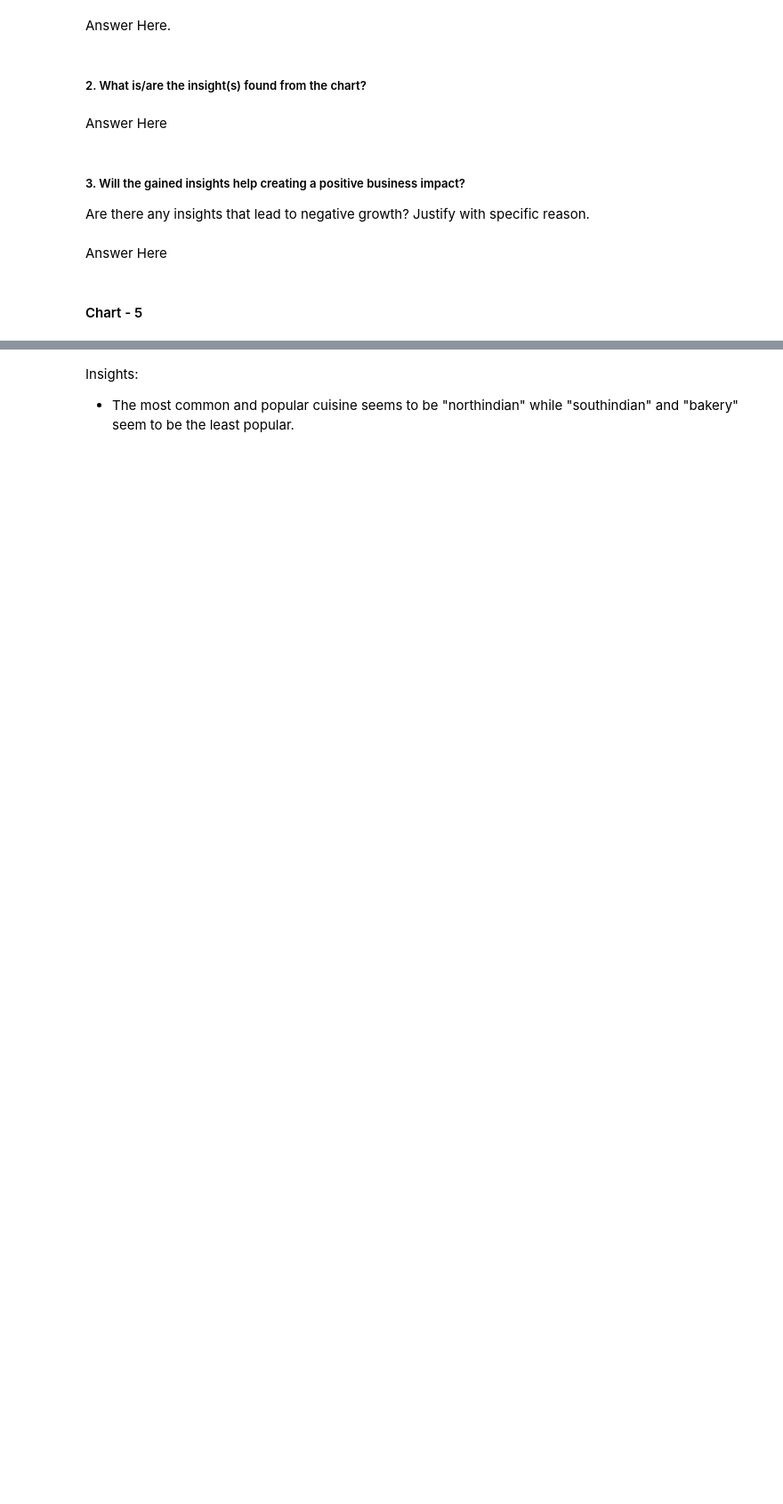
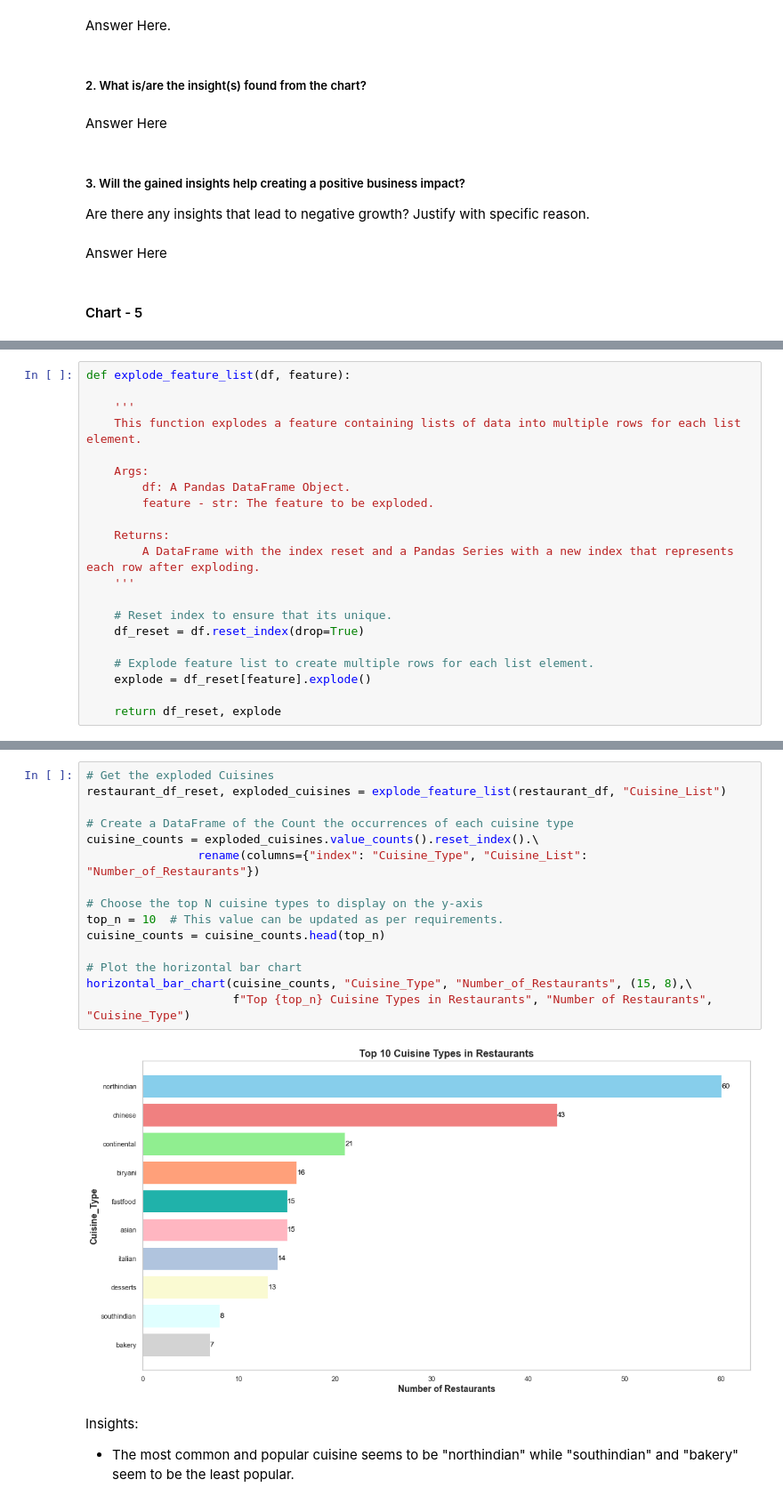
Before and after one commit to AimanSahay/ML-Project---Zomato-Restaurant-Clustering-and-Sentiment-Analysis, a Jupyter notebook: ML Project - Zomato Restaurant Clustering and Customer Sentiment Analysis.ipynb, the cells around one changed output, grey strips where cells are left out. Shown at 89% size. Drawn from its saved outputs; the diff is of its cells as text; blank space fills up the shorter version.

```diff
--- a/ML Project - Zomato Restaurant Clustering and Customer Sentiment Analysis.ipynb
+++ b/ML Project - Zomato Restaurant Clustering and Customer Sentiment Analysis.ipynb
@@ -1178,0 +1149,21 @@ plt.show()
+# %%
+def explode_feature_list(df, feature):
+
+    '''
+    This function explodes a feature containing lists of data into multiple rows for each list element.
+
+    Args:
+        df: A Pandas DataFrame Object.
+        feature - str: The feature to be exploded.
+
+    Returns:
+        A DataFrame with the index reset and a Pandas Series with a new index that represents each row after exploding.
+    '''
+
+    # Reset index to ensure that its unique.
+    df_reset = df.reset_index(drop=True)
+
+    # Explode feature list to create multiple rows for each list element.
+    explode = df_reset[feature].explode()
+
+    return df_reset, explode
@@ -1179,3 +1213,20 @@ plt.show()
+# %%
+# Get the exploded Cuisines
+restaurant_df_reset, exploded_cuisines = explode_feature_list(restaurant_df, "Cuisine_List")
+
+# Create a DataFrame of the Count the occurrences of each cuisine type
+cuisine_counts = exploded_cuisines.value_counts().reset_index().\
+                rename(columns={"index": "Cuisine_Type", "Cuisine_List": "Number_of_Restaurants"})
+
+# Choose the top N cuisine types to display on the y-axis
+top_n = 10  # This value can be updated as per requirements.
+cuisine_counts = cuisine_counts.head(top_n)
+
+# Plot the horizontal bar chart
+horizontal_bar_chart(cuisine_counts, "Cuisine_Type", "Number_of_Restaurants", (15, 8),\
+                     f"Top {top_n} Cuisine Types in Restaurants", "Number of Restaurants", "Cuisine_Type")
+# %% [output]
+[figure, added]
 # %% [markdown]
 Insights:
 
```
Also changed, not shown: parts of 23 cells of this notebook.
